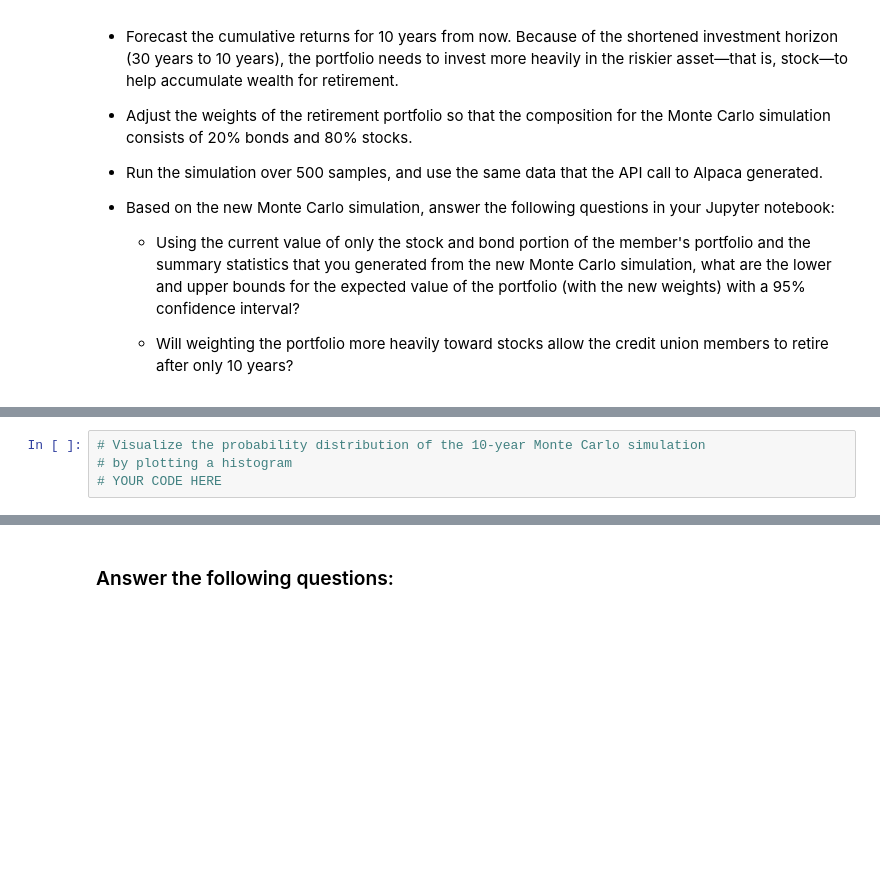
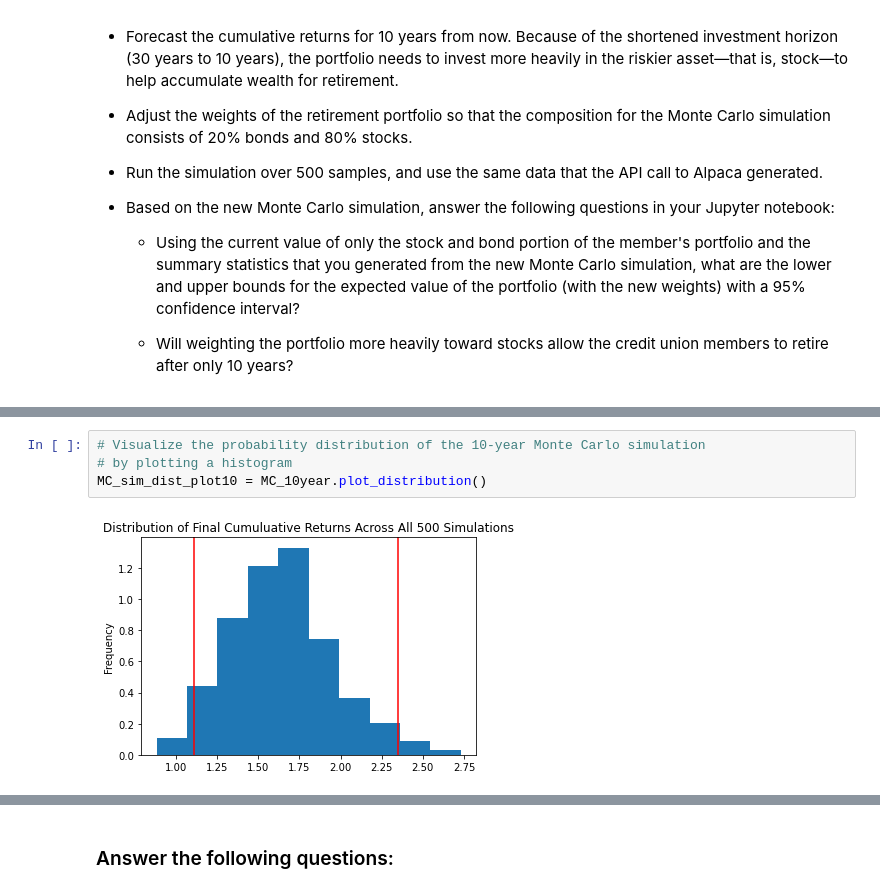
Before and after one commit to xpencive/Module_5_challenge, a Jupyter notebook: financial_planning_tools.ipynb, the cells around one changed output, grey strips where cells are left out. Cells and saved outputs as stored; diff of their text form; blank space fills up the shorter version.

```diff
--- a/financial_planning_tools.ipynb
+++ b/financial_planning_tools.ipynb
@@ -514,7 +649,9 @@ For this new Monte Carlo simulation, do the following:
 # %%
 # Visualize the probability distribution of the 10-year Monte Carlo simulation
 # by plotting a histogram
-# YOUR CODE HERE
+MC_sim_dist_plot10 = MC_10year.plot_distribution()
+# %% [output]
+[figure, added]
 # %%
 # Generate summary statistics from the 10-year Monte Carlo simulation results
 # Save the results as a variable
```
Also changed, not shown: parts of 35 cells of this notebook.
